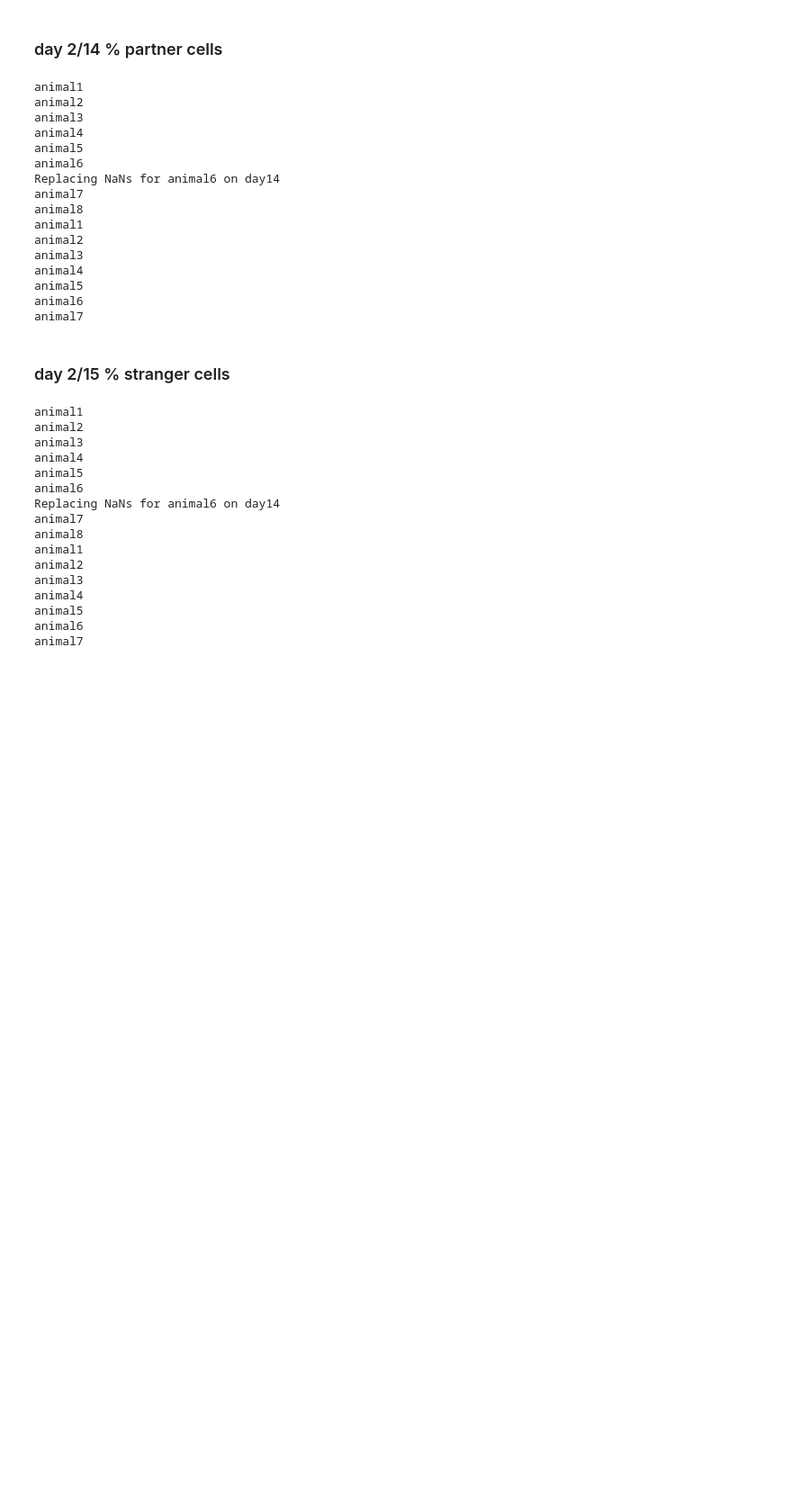
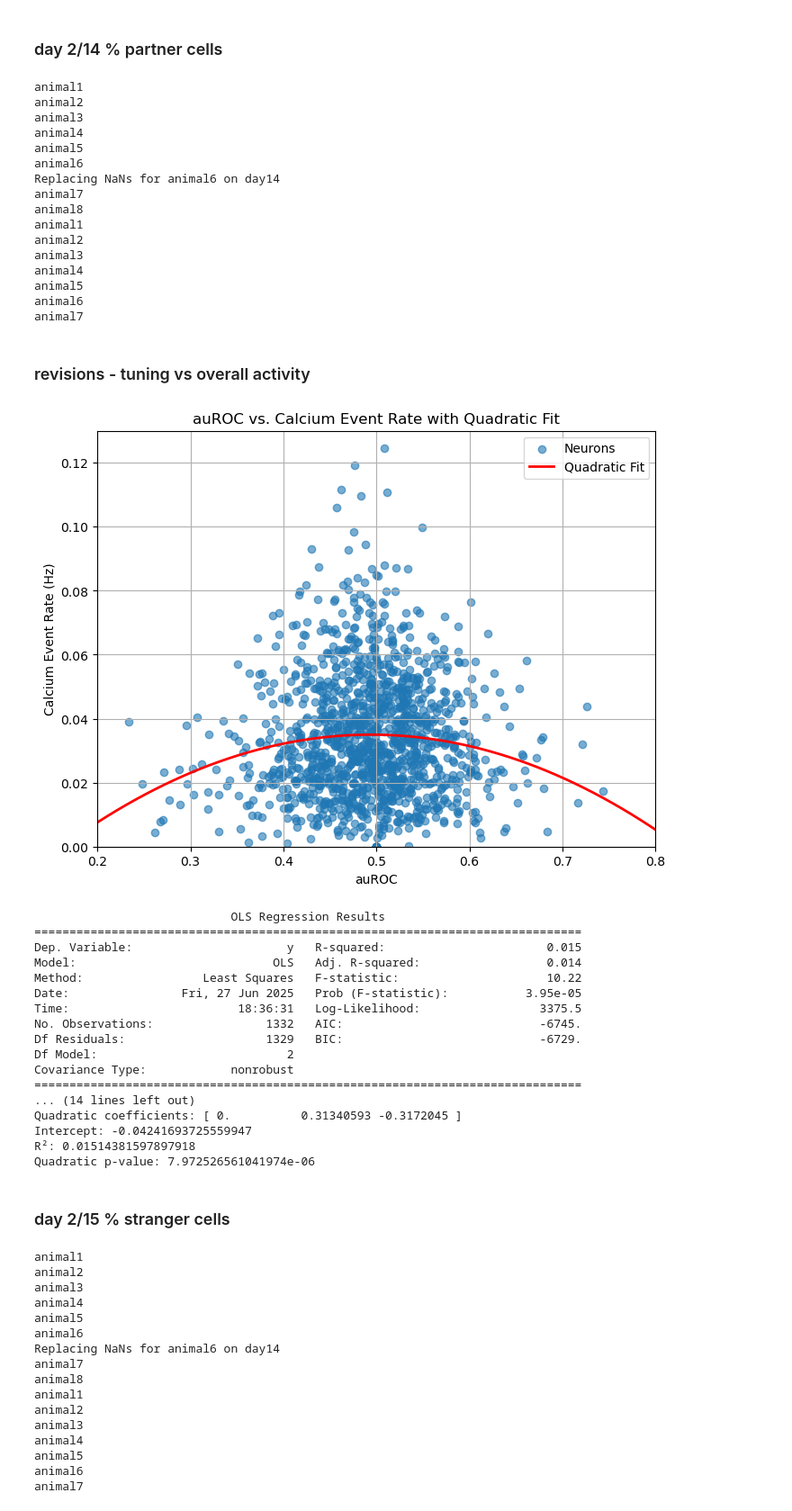
Before and after one commit to donaldsonlab/NAcInhib, a Jupyter notebook: cell_encoding.ipynb, the cells around one changed output. Shown at 90% size. Drawn from its saved outputs; the diff is of its cells as text; code cells hidden in the pictures; blank space fills up the shorter version.

Commit message:
revision analyses, doc mods

```diff
--- a/cell_encoding.ipynb
+++ b/cell_encoding.ipynb
@@ -1213,3 +1216,29 @@ animal4
 animal5
 animal6
 animal7
+# %% [markdown]
+### revisions - tuning vs overall activity
+# %%
+def get_auroc_and_event_rates_from_existing(day2_14_auROCs_partner, data_groups, fps=15, days=['day2', 'day14']):
+    aurocs_all = []
+    rates_all = []
+
+    for group in ['control', 'expt']:
+        for animal, data in day2_14_auROCs_partner[group].items():
+            for day in days:
+                if day in data and 'auroc_vals' in data[day]:
+                    aurocs = np.array(data[day]['auroc_vals'])
+
+                    S_final = data_groups[group][animal][day].get('S_final', None)
+                    if S_final is None:
+                        continue
+
+                    rates = S_final.sum(axis=1) / (S_final.shape[1] / fps)
+                    if len(rates) != len(aurocs):
+                        print(f"Warning: Length mismatch for {animal} on {day}")
+                        continue
+
+                    aurocs_all.extend(aurocs)
+                    rates_all.extend(rates)
+
+    return np.array(aurocs_all), np.array(rates_all)
@@ -1216,3 +1284,29 @@ animal7
+# %%
+aurocs, rates = get_auroc_and_event_rates_from_existing(day2_14_auROCs_partner, data_groups_d2)
+coef, intercept, r2, pval = plot_quadratic_fit_with_stats(aurocs, rates)
+print("Quadratic coefficients:", coef)
+print("Intercept:", intercept)
+print("R²:", r2)
+print("Quadratic p-value:", pval)
+# %% [output]
+[figure, added]
+                            OLS Regression Results
+==============================================================================
+Dep. Variable:                      y   R-squared:                       0.015
+Model:                            OLS   Adj. R-squared:                  0.014
+Method:                 Least Squares   F-statistic:                     10.22
+Date:                Fri, 27 Jun 2025   Prob (F-statistic):           3.95e-05
+Time:                        18:36:31   Log-Likelihood:                 3375.5
+No. Observations:                1332   AIC:                            -6745.
+Df Residuals:                    1329   BIC:                            -6729.
+Df Model:                           2
+Covariance Type:            nonrobust
+==============================================================================
+... (14 lines left out)
+Quadratic coefficients: [ 0.          0.31340593 -0.3172045 ]
+Intercept: -0.04241693725559947
+R²: 0.01514381597897918
+Quadratic p-value: 7.972526561041974e-06
 # %% [markdown]
 ### day 2/15 % stranger cells
 # %%
```
Also changed, not shown: parts of 18 cells of this notebook, 4 other files.
